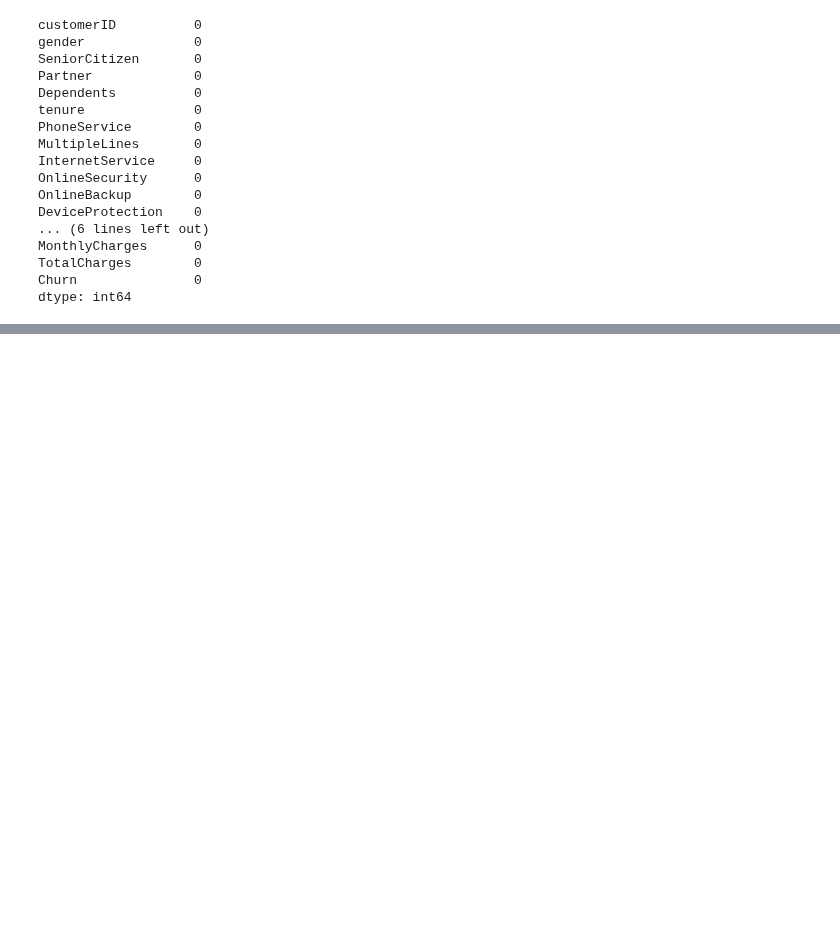
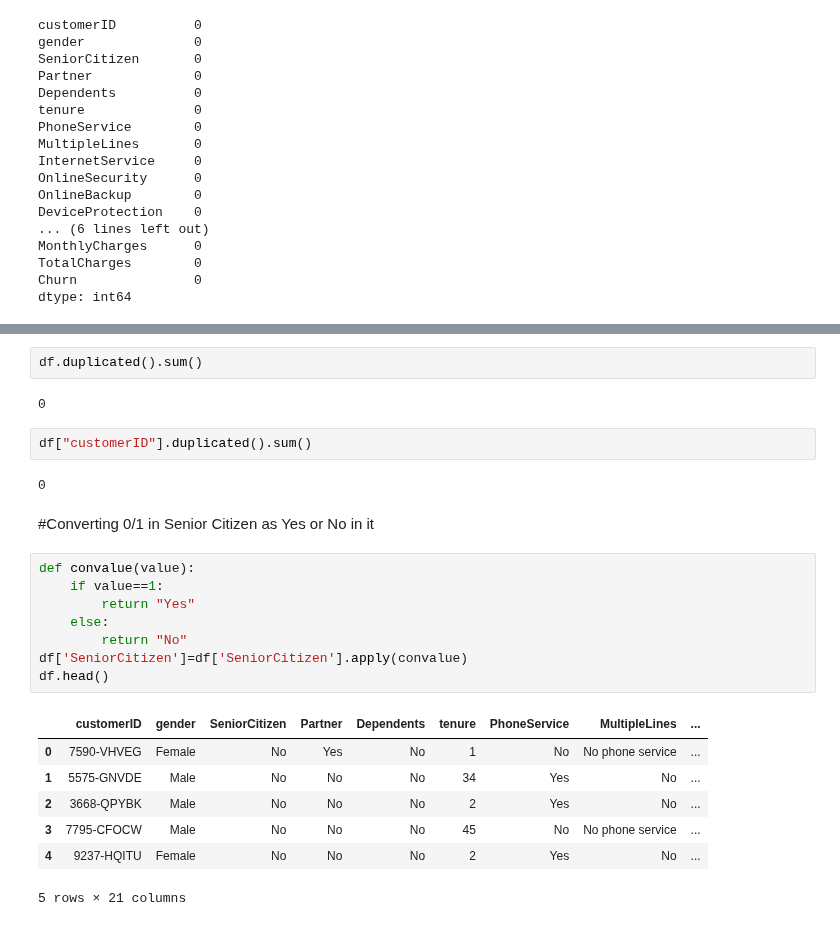
Before and after one commit to Mehta-Kartik/Telecom-Customer-Churn-Analysis, a Jupyter notebook: Untitled.ipynb, the cells around one changed output, grey strips where cells are left out. Drawn from its saved outputs; the diff is of its cells as text; blank space fills up the shorter version.

```diff
--- a/Untitled.ipynb
+++ b/Untitled.ipynb
@@ -167,0 +160,26 @@ df["customerID"].duplicated().sum()
+# %%
+df.duplicated().sum()
+# %% [output]
+0
+# %%
+df["customerID"].duplicated().sum()
+# %% [output]
+0
+# %% [markdown]
+#Converting 0/1 in Senior Citizen as Yes or No in it
+# %%
+def convalue(value):
+    if value==1:
+        return "Yes"
+    else:
+        return "No"
+df['SeniorCitizen']=df['SeniorCitizen'].apply(convalue)
+df.head()
+# %% [output]
+|  | customerID | gender | SeniorCitizen | Partner | Dependents | tenure | PhoneService | MultipleLines | ... |
+| 0 | 7590-VHVEG | Female | No | Yes | No | 1 | No | No phone service | ... |
+| 1 | 5575-GNVDE | Male | No | No | No | 34 | Yes | No | ... |
+| 2 | 3668-QPYBK | Male | No | No | No | 2 | Yes | No | ... |
+| 3 | 7795-CFOCW | Male | No | No | No | 45 | No | No phone service | ... |
+| 4 | 9237-HQITU | Female | No | No | No | 2 | Yes | No | ... |
+5 rows × 21 columns
```
Also changed, not shown: parts of 8 cells of this notebook.
